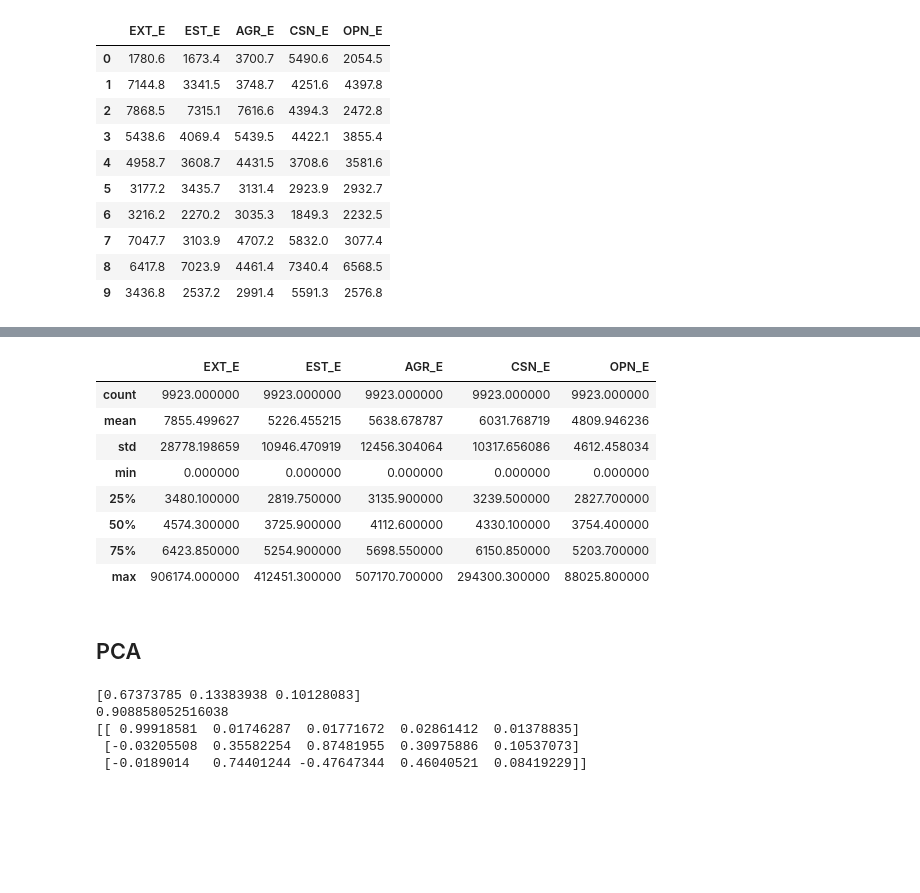
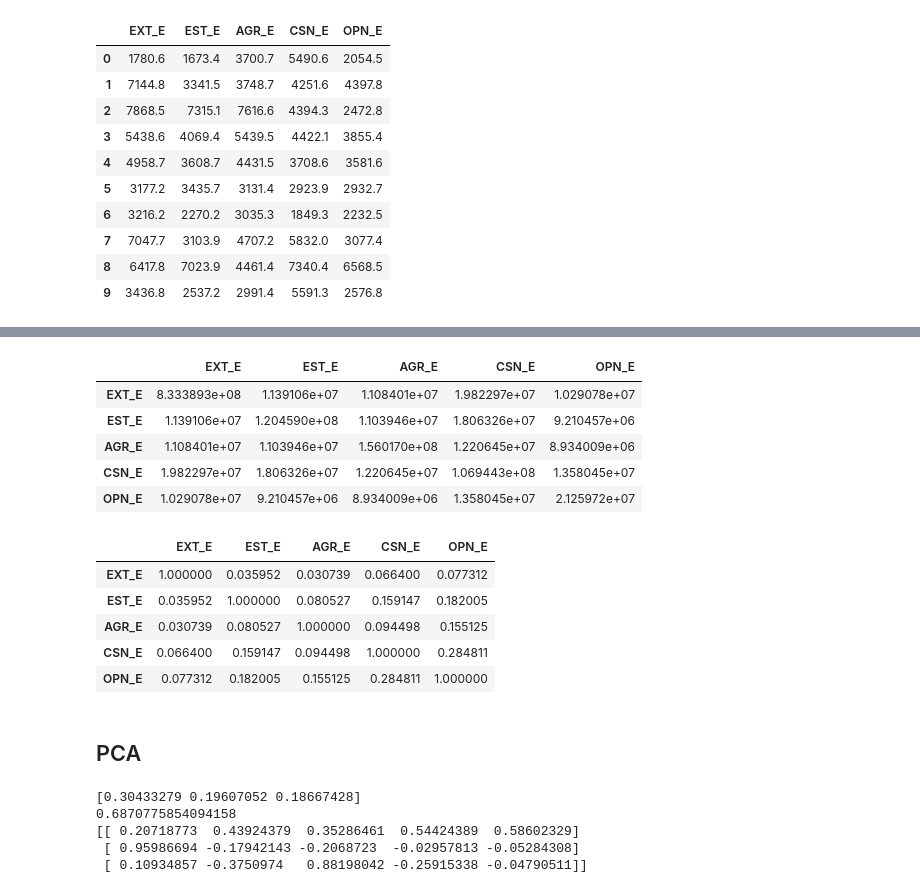
Before and after one commit to oetia/ocean-pca, a Jupyter notebook: pca.ipynb, the cells around one changed output, grey strips where cells are left out. Drawn from its saved outputs; the diff is of its cells as text; code cells hidden in the pictures; blank space fills up the shorter version.

Commit message:
forgot normalization

```diff
--- a/pca.ipynb
+++ b/pca.ipynb
@@ -119,23 +130,31 @@ df_ERD2.shape
-# %%
-# Final Summary Stats
-# print(df_ERD2.describe().to_markdown())
-df_ERD2.describe()
-# %% [output]
-|  | EXT_E | EST_E | AGR_E | CSN_E | OPN_E |
-| count | 9923.000000 | 9923.000000 | 9923.000000 | 9923.000000 | 9923.000000 |
-| mean | 7855.499627 | 5226.455215 | 5638.678787 | 6031.768719 | 4809.946236 |
-| std | 28778.198659 | 10946.470919 | 12456.304064 | 10317.656086 | 4612.458034 |
-| min | 0.000000 | 0.000000 | 0.000000 | 0.000000 | 0.000000 |
-| 25% | 3480.100000 | 2819.750000 | 3135.900000 | 3239.500000 | 2827.700000 |
-| 50% | 4574.300000 | 3725.900000 | 4112.600000 | 4330.100000 | 3754.400000 |
-| 75% | 6423.850000 | 5254.900000 | 5698.550000 | 6150.850000 | 5203.700000 |
-| max | 906174.000000 | 412451.300000 | 507170.700000 | 294300.300000 | 88025.800000 |
+# %%
+df_ERDO.cov()
+# EXT_E variance significantly larger than the other columns
+# PCA will be dominated by EXT_E (maximizes variance explained)
+# Normalization necessary
+# %% [output]
+|  | EXT_E | EST_E | AGR_E | CSN_E | OPN_E |
+| EXT_E | 8.333893e+08 | 1.139106e+07 | 1.108401e+07 | 1.982297e+07 | 1.029078e+07 |
+| EST_E | 1.139106e+07 | 1.204590e+08 | 1.103946e+07 | 1.806326e+07 | 9.210457e+06 |
+| AGR_E | 1.108401e+07 | 1.103946e+07 | 1.560170e+08 | 1.220645e+07 | 8.934009e+06 |
+| CSN_E | 1.982297e+07 | 1.806326e+07 | 1.220645e+07 | 1.069443e+08 | 1.358045e+07 |
+| OPN_E | 1.029078e+07 | 9.210457e+06 | 8.934009e+06 | 1.358045e+07 | 2.125972e+07 |
+# %%
+# Normalization
+df_ERDON = (df_ERDO - df_ERDO.mean()) / df_ERDO.std()
+df_ERDON.cov()
+# %% [output]
+|  | EXT_E | EST_E | AGR_E | CSN_E | OPN_E |
+| EXT_E | 1.000000 | 0.035952 | 0.030739 | 0.066400 | 0.077312 |
+| EST_E | 0.035952 | 1.000000 | 0.080527 | 0.159147 | 0.182005 |
+| AGR_E | 0.030739 | 0.080527 | 1.000000 | 0.094498 | 0.155125 |
+| CSN_E | 0.066400 | 0.159147 | 0.094498 | 1.000000 | 0.284811 |
+| OPN_E | 0.077312 | 0.182005 | 0.155125 | 0.284811 | 1.000000 |
 # %% [markdown]
 ## PCA
 # %%
-# Choosing 3 principal components that explain most of the variance
-pca = PCA(n_components=3)
-pca_data = pca.fit_transform(df_ERD2)
+pca = PCA(n_components=3) # 3 principal components
+pca_data = pca.fit_transform(df_ERDON)
 pca_df = pd.DataFrame(pca_data, columns=["PC1", "PC2", "PC3"])
 
 print(pca.explained_variance_ratio_)
@@ -143,11 +162,11 @@ print(sum(pca.explained_variance_ratio_))
 
 print(pca.components_)
 # %% [output]
-[0.67373785 0.13383938 0.10128083]
-0.908858052516038
-[[ 0.99918581  0.01746287  0.01771672  0.02861412  0.01378835]
- [-0.03205508  0.35582254  0.87481955  0.30975886  0.10537073]
- [-0.0189014   0.74401244 -0.47647344  0.46040521  0.08419229]]
+[0.30433279 0.19607052 0.18667428]
+0.6870775854094158
+[[ 0.20718773  0.43924379  0.35286461  0.54424389  0.58602329]
+ [ 0.95986694 -0.17942143 -0.2068723  -0.02957813 -0.05284308]
+ [ 0.10934857 -0.3750974   0.88198042 -0.25915338 -0.04790511]]
 # %%
 fig = px.scatter_3d(pca_df, x='PC1', y='PC2', z='PC3')
 fig.show()
```
Also changed, not shown: parts of 10 cells of this notebook.
